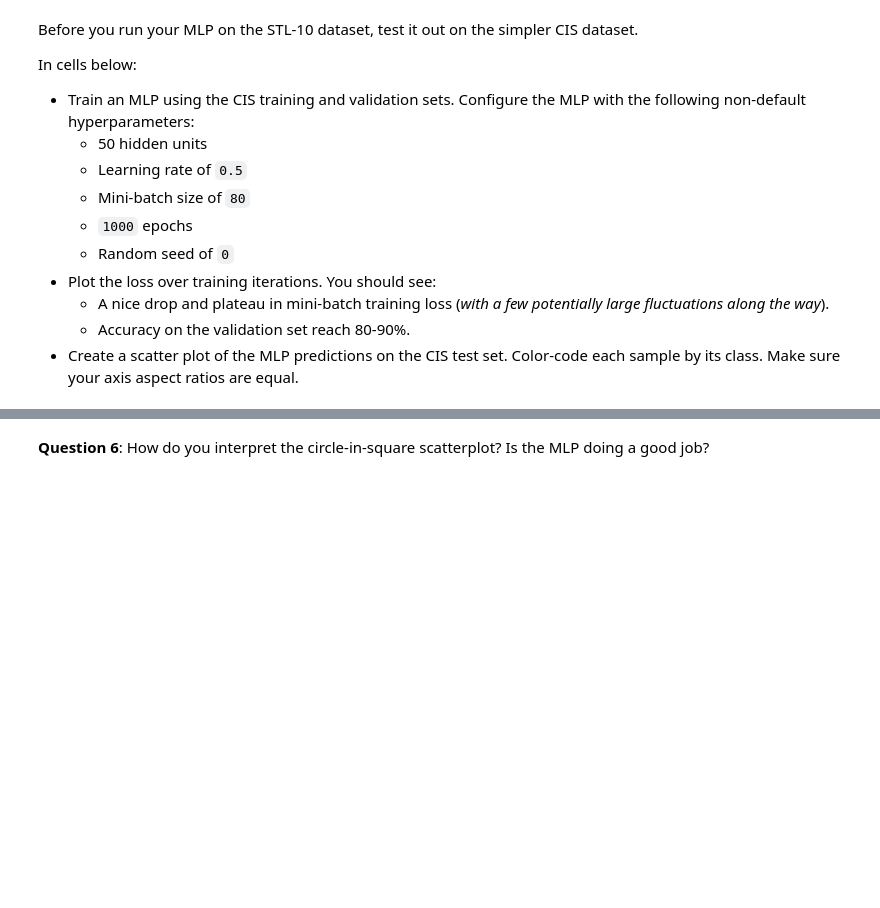
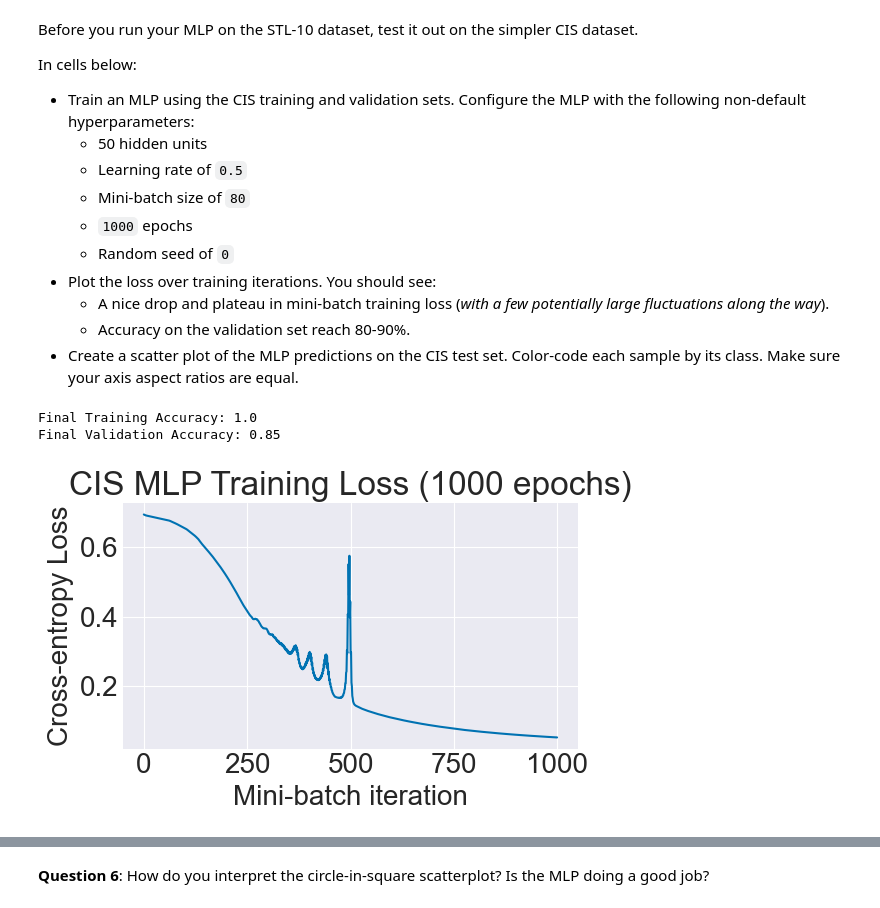
Before and after one commit to sampolz/Neural-Networks, a Jupyter notebook: Project 2/mlp.ipynb, the cells around one changed output, grey strips where cells are left out. Saved outputs shown, nothing was run; the diff lists cells and outputs as text; code cells hidden in the pictures; blank space fills up the shorter version.

```diff
--- a/Project 2/mlp.ipynb
+++ b/Project 2/mlp.ipynb
@@ -397,0 +442,34 @@ In cells below:
+# %%
+Xtr, Ytr = cis_train_x, cis_train_y
+Xva, Yva = cis_val_x, cis_val_y
+Xtst, Ytst = cis_test_x, cis_test_y
+
+num_features = Xtr.shape[1]
+num_classes = int(np.max(Ytr)) + 1
+
+net = MLP(num_features, 50, num_classes)
+loss_hist, acc_train, acc_valid = net.fit(
+    Xtr, Ytr,
+    Xva, Yva,
+    n_epochs=1000,
+    lr=0.5,
+    mini_batch_sz=80,
+    r_seed=0,
+    verbose=0
+)
+
+print("\nFinal Training Accuracy:", acc_train[-1])
+print("Final Validation Accuracy:", acc_valid[-1])
+
+import matplotlib.pyplot as plt
+plt.figure(figsize=(6,4))
+plt.plot(loss_hist)
+plt.xlabel("Mini-batch iteration")
+plt.ylabel("Cross-entropy Loss")
+plt.title("CIS MLP Training Loss (1000 epochs)")
+plt.tight_layout()
+plt.show()
+# %% [output]
+Final Training Accuracy: 1.0
+Final Validation Accuracy: 0.85
+[figure, added]
```
Also changed, not shown: parts of 7 cells of this notebook, 1 other file.
